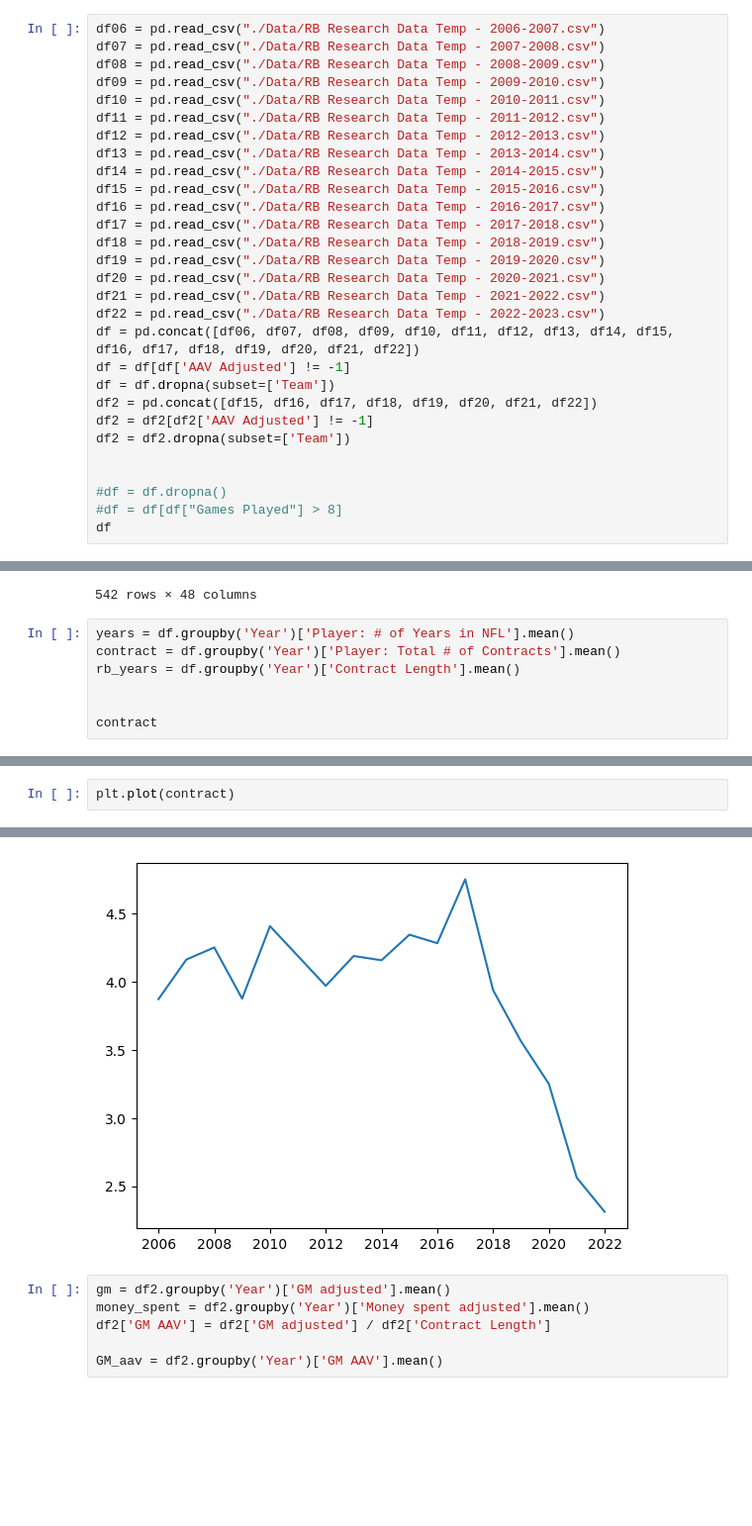
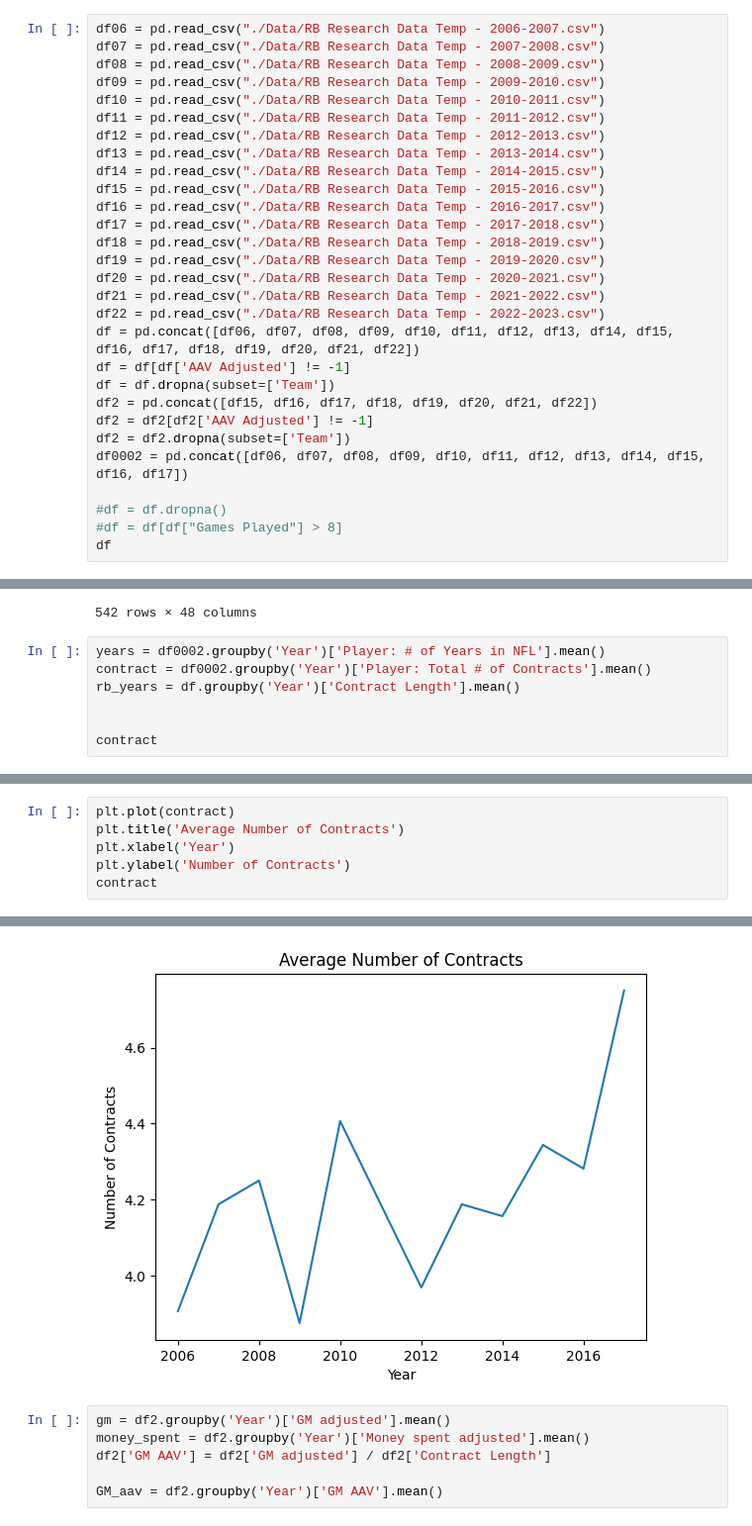
Before and after one commit to nick-smith-87/NFL_Momentum_Research, a Jupyter notebook: Running Backs/GM and other.ipynb, the cells around one changed output, grey strips where cells are left out. Shown at 99% size. Drawn from its saved outputs; the diff is of its cells as text; blank space fills up the shorter version.

```diff
--- a/Running Backs/GM and other.ipynb
+++ b/Running Backs/GM and other.ipynb
@@ -25,7 +25,7 @@ df = df.dropna(subset=['Team'])
 df2 = pd.concat([df15, df16, df17, df18, df19, df20, df21, df22])
 df2 = df2[df2['AAV Adjusted'] != -1]
 df2 = df2.dropna(subset=['Team'])
-
+df0002 = pd.concat([df06, df07, df08, df09, df10, df11, df12, df13, df14, df15, df16, df17])
 
 #df = df.dropna()
 #df = df[df["Games Played"] > 8]
@@ -45,8 +45,8 @@ df
 | 31 | NaN | WAS | 2022 | Y | 4.0 | 5044908.0 | 1.261227e+06 | ... |
 542 rows × 48 columns
 # %%
-years = df.groupby('Year')['Player: # of Years in NFL'].mean()
-contract = df.groupby('Year')['Player: Total # of Contracts'].mean()
+years = df0002.groupby('Year')['Player: # of Years in NFL'].mean()
+contract = df0002.groupby('Year')['Player: Total # of Contracts'].mean()
 rb_years = df.groupby('Year')['Contract Length'].mean()
 
 
@@ -84,3 +97,7 @@ plt.plot(years)
 # %%
 plt.plot(contract)
+plt.title('Average Number of Contracts')
+plt.xlabel('Year')
+plt.ylabel('Number of Contracts')
+contract
 # %% [output]
@@ -88,4 +118,4 @@ plt.plot(contract)
-[figure, old version]
+[figure, new version]
 # %%
 gm = df2.groupby('Year')['GM adjusted'].mean()
 money_spent = df2.groupby('Year')['Money spent adjusted'].mean()
```
Also changed, not shown: parts of 5 cells of this notebook, 3 other files.
